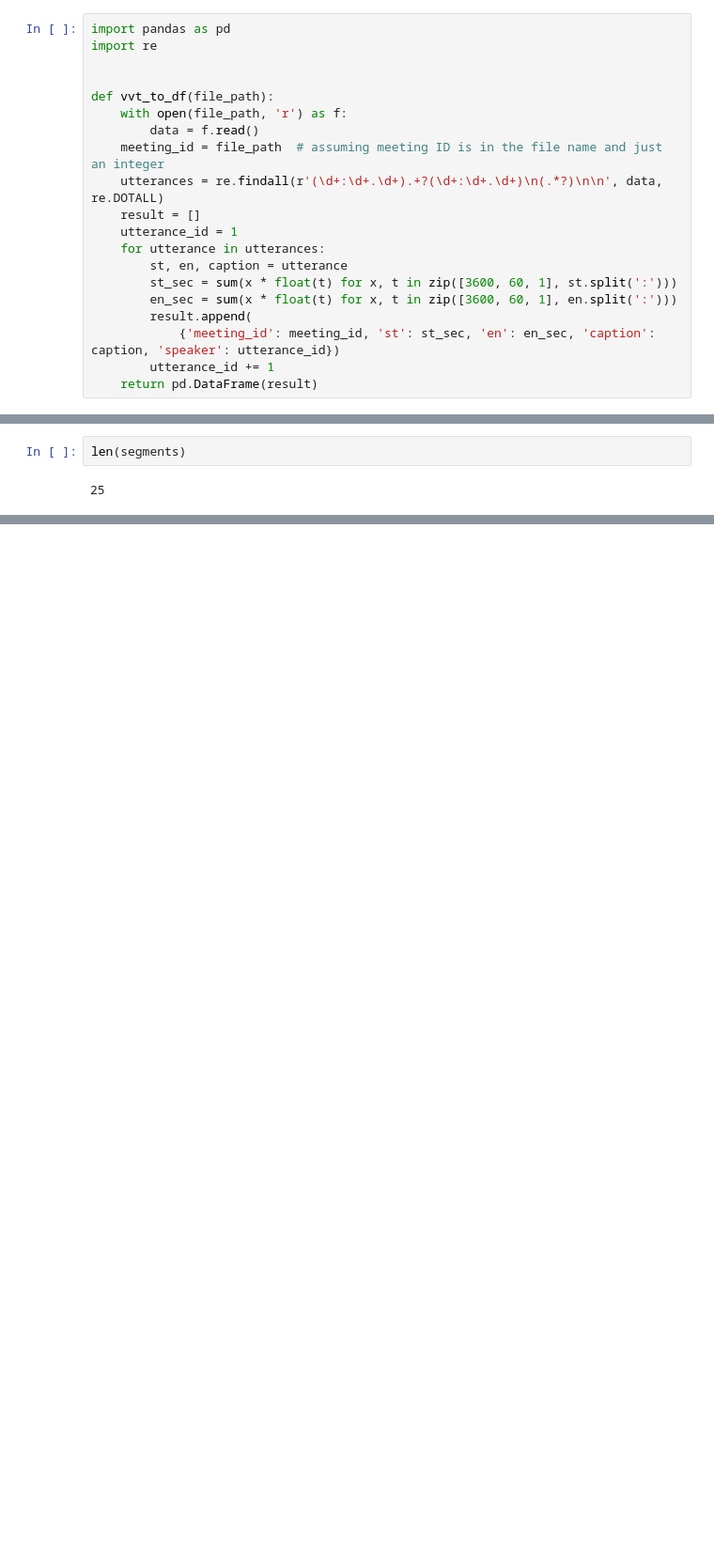
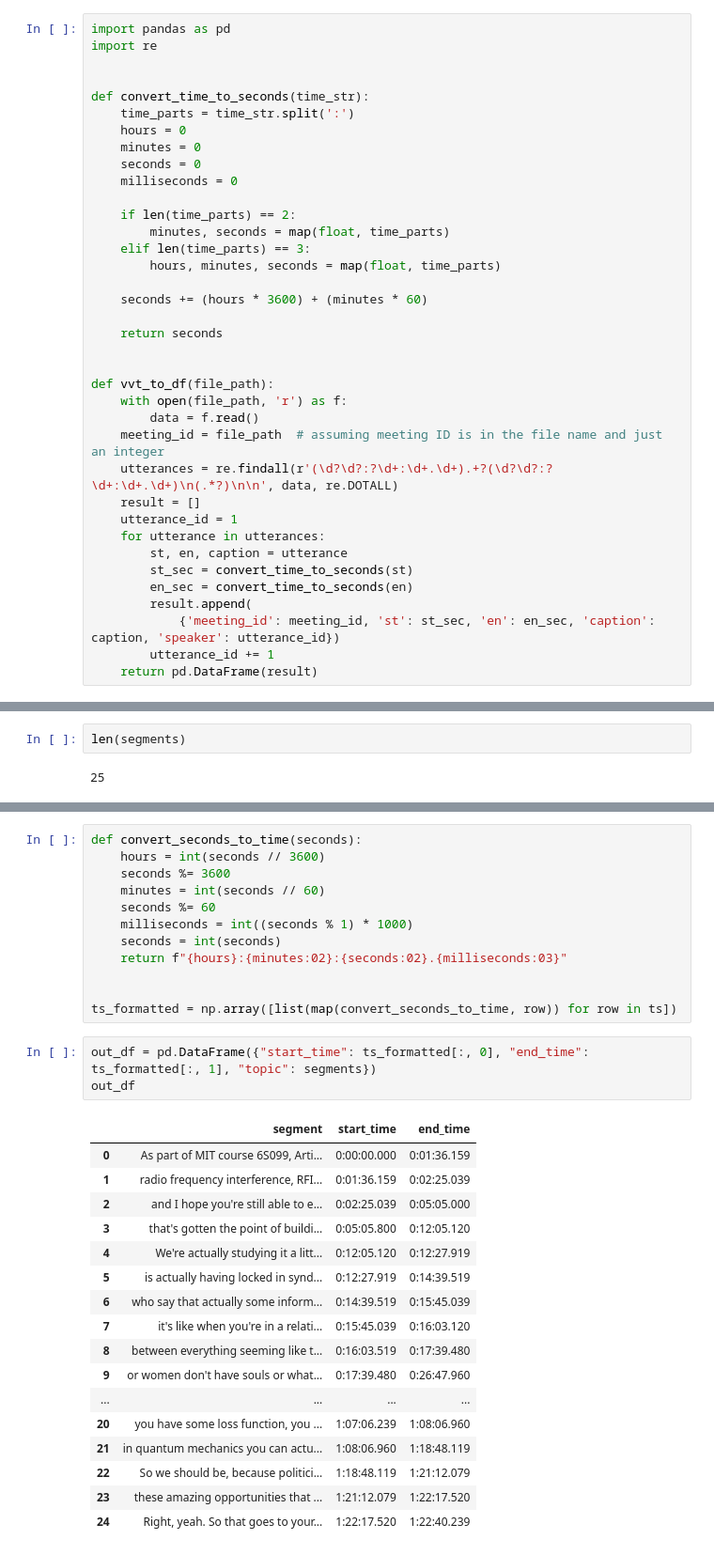
Before and after one commit to BMukhtar/TopicSegmentationTest, a Jupyter notebook: ConverseApproach.ipynb, the cells around one changed output, grey strips where cells are left out. Shown at 94% size. Drawn from its saved outputs; the diff is of its cells as text; blank space fills up the shorter version.

```diff
--- a/ConverseApproach.ipynb
+++ b/ConverseApproach.ipynb
@@ -162,19 +142,36 @@ Here we go . Welcome everybody . Um , I'm Abigail Claflin . You can call me Abbi
 # %%
 import pandas as pd
 import re
+
+
+def convert_time_to_seconds(time_str):
+    time_parts = time_str.split(':')
+    hours = 0
+    minutes = 0
+    seconds = 0
+    milliseconds = 0
+
+    if len(time_parts) == 2:
+        minutes, seconds = map(float, time_parts)
+    elif len(time_parts) == 3:
+        hours, minutes, seconds = map(float, time_parts)
+
+    seconds += (hours * 3600) + (minutes * 60)
+
+    return seconds
 
 
 def vvt_to_df(file_path):
     with open(file_path, 'r') as f:
         data = f.read()
     meeting_id = file_path  # assuming meeting ID is in the file name and just an integer
-    utterances = re.findall(r'(\d+:\d+.\d+).+?(\d+:\d+.\d+)\n(.*?)\n\n', data, re.DOTALL)
+    utterances = re.findall(r'(\d?\d?:?\d+:\d+.\d+).+?(\d?\d?:?\d+:\d+.\d+)\n(.*?)\n\n', data, re.DOTALL)
     result = []
     utterance_id = 1
     for utterance in utterances:
         st, en, caption = utterance
-        st_sec = sum(x * float(t) for x, t in zip([3600, 60, 1], st.split(':')))
-        en_sec = sum(x * float(t) for x, t in zip([3600, 60, 1], en.split(':')))
+        st_sec = convert_time_to_seconds(st)
+        en_sec = convert_time_to_seconds(en)
         result.append(
             {'meeting_id': meeting_id, 'st': st_sec, 'en': en_sec, 'caption': caption, 'speaker': utterance_id})
         utterance_id += 1
@@ -225,0 +275,33 @@ len(segments)
+# %%
+def convert_seconds_to_time(seconds):
+    hours = int(seconds // 3600)
+    seconds %= 3600
+    minutes = int(seconds // 60)
+    seconds %= 60
+    milliseconds = int((seconds % 1) * 1000)
+    seconds = int(seconds)
+    return f"{hours}:{minutes:02}:{seconds:02}.{milliseconds:03}"
+
+
+ts_formatted = np.array([list(map(convert_seconds_to_time, row)) for row in ts])
+# %%
+out_df = pd.DataFrame({"start_time": ts_formatted[:, 0], "end_time": ts_formatted[:, 1], "topic": segments})
+out_df
+# %% [output]
+|  | segment | start_time | end_time |
+| 0 | As part of MIT course 6S099, Arti... | 0:00:00.000 | 0:01:36.159 |
+| 1 | radio frequency interference, RFI... | 0:01:36.159 | 0:02:25.039 |
+| 2 | and I hope you're still able to e... | 0:02:25.039 | 0:05:05.000 |
+| 3 | that's gotten the point of buildi... | 0:05:05.800 | 0:12:05.120 |
+| 4 | We're actually studying it a litt... | 0:12:05.120 | 0:12:27.919 |
+| 5 | is actually having locked in synd... | 0:12:27.919 | 0:14:39.519 |
+| 6 | who say that actually some inform... | 0:14:39.519 | 0:15:45.039 |
+| 7 | it's like when you're in a relati... | 0:15:45.039 | 0:16:03.120 |
+| 8 | between everything seeming like t... | 0:16:03.519 | 0:17:39.480 |
+| 9 | or women don't have souls or what... | 0:17:39.480 | 0:26:47.960 |
+| ... | ... | ... | ... |
+| 20 | you have some loss function, you ... | 1:07:06.239 | 1:08:06.960 |
+| 21 | in quantum mechanics you can actu... | 1:08:06.960 | 1:18:48.119 |
+| 22 | So we should be, because politici... | 1:18:48.119 | 1:21:12.079 |
+| 23 | these amazing opportunities that ... | 1:21:12.079 | 1:22:17.520 |
+| 24 | Right, yeah. So that goes to your... | 1:22:17.520 | 1:22:40.239 |
```
Also changed, not shown: parts of 7 cells of this notebook, 4 other files.
